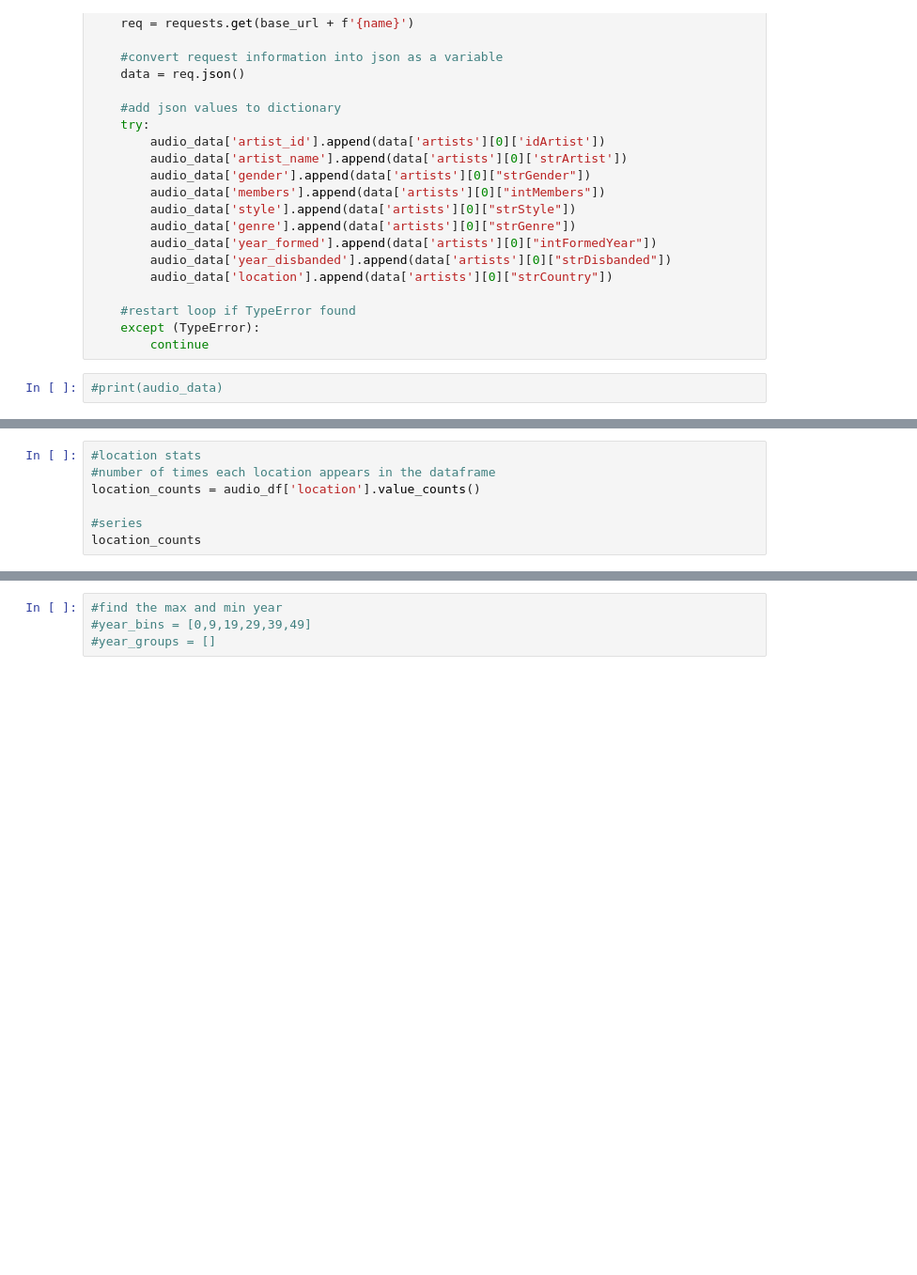
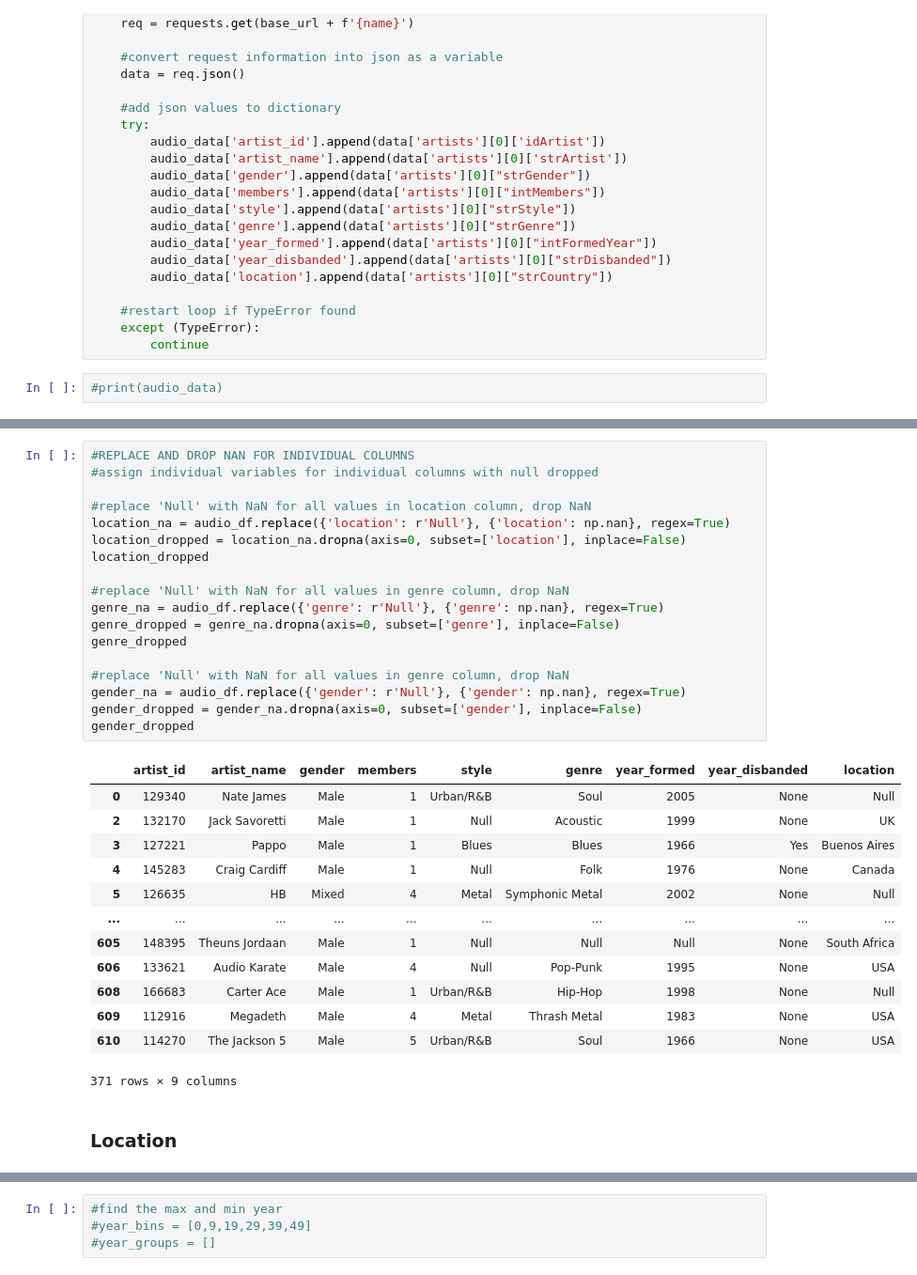
Before and after one commit to existentialplantperson/Week_08_COVID_analysis, a Jupyter notebook: Audio_Data_Update.ipynb, the cells around one changed output, grey strips where cells are left out. Shown at 94% size. Saved outputs shown, nothing was run; the diff lists cells and outputs as text; blank space fills up the shorter version.

```diff
--- a/Audio_Data_Update.ipynb
+++ b/Audio_Data_Update.ipynb
@@ -238,8 +253,35 @@ NameError: name 'audio_df' is not defined
 # %%
-#location stats
-#number of times each location appears in the dataframe
-location_counts = audio_df['location'].value_counts()
+#REPLACE AND DROP NAN FOR INDIVIDUAL COLUMNS
+#assign individual variables for individual columns with null dropped
 
-#series
-location_counts
+#replace 'Null' with NaN for all values in location column, drop NaN
+location_na = audio_df.replace({'location': r'Null'}, {'location': np.nan}, regex=True)
+location_dropped = location_na.dropna(axis=0, subset=['location'], inplace=False)
+location_dropped
+
+#replace 'Null' with NaN for all values in genre column, drop NaN
+genre_na = audio_df.replace({'genre': r'Null'}, {'genre': np.nan}, regex=True)
+genre_dropped = genre_na.dropna(axis=0, subset=['genre'], inplace=False)
+genre_dropped
+
+#replace 'Null' with NaN for all values in genre column, drop NaN
+gender_na = audio_df.replace({'gender': r'Null'}, {'gender': np.nan}, regex=True)
+gender_dropped = gender_na.dropna(axis=0, subset=['gender'], inplace=False)
+gender_dropped
+# %% [output]
+|  | artist_id | artist_name | gender | members | style | genre | year_formed | year_disbanded | location |
+| 0 | 129340 | Nate James | Male | 1 | Urban/R&B | Soul | 2005 | None | Null |
+| 2 | 132170 | Jack Savoretti | Male | 1 | Null | Acoustic | 1999 | None | UK |
+| 3 | 127221 | Pappo | Male | 1 | Blues | Blues | 1966 | Yes | Buenos Aires |
+| 4 | 145283 | Craig Cardiff | Male | 1 | Null | Folk | 1976 | None | Canada |
+| 5 | 126635 | HB | Mixed | 4 | Metal | Symphonic Metal | 2002 | None | Null |
+| ... | ... | ... | ... | ... | ... | ... | ... | ... | ... |
+| 605 | 148395 | Theuns Jordaan | Male | 1 | Null | Null | Null | None | South Africa |
+| 606 | 133621 | Audio Karate | Male | 4 | Null | Pop-Punk | 1995 | None | USA |
+| 608 | 166683 | Carter Ace | Male | 1 | Urban/R&B | Hip-Hop | 1998 | None | Null |
+| 609 | 112916 | Megadeth | Male | 4 | Metal | Thrash Metal | 1983 | None | USA |
+| 610 | 114270 | The Jackson 5 | Male | 5 | Urban/R&B | Soul | 1966 | None | USA |
+371 rows × 9 columns
+# %% [markdown]
+### Location
 # %%
```
Also changed, not shown: parts of 48 cells of this notebook, 1 other file.
